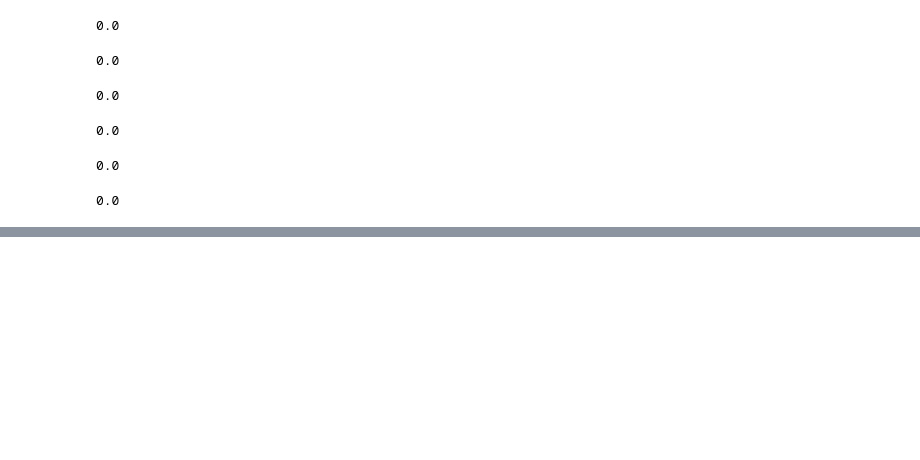
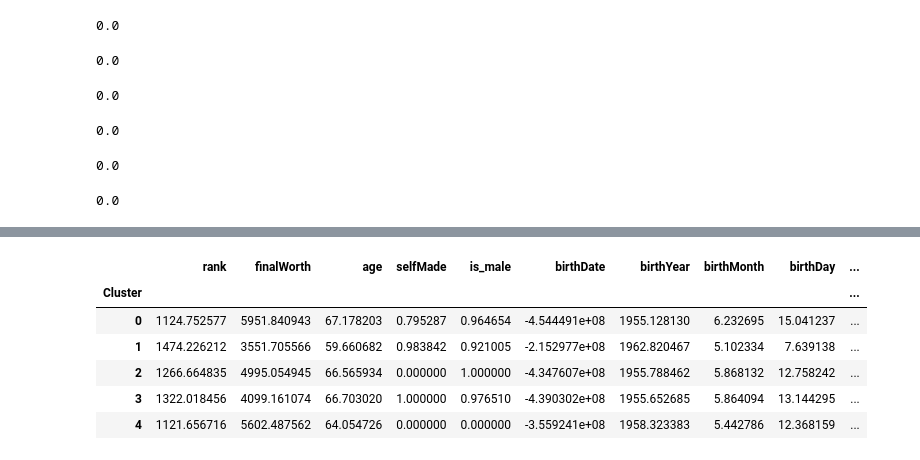
Before and after one commit to matv864/AI_work, a Jupyter notebook: practic/billionaires.ipynb, the cells around one changed output, grey strips where cells are left out. Saved outputs shown, nothing was run; the diff lists cells and outputs as text; code cells hidden in the pictures; blank space fills up the shorter version.

```diff
--- a/practic/billionaires.ipynb
+++ b/practic/billionaires.ipynb
@@ -325,0 +405,12 @@ industries_Telecom                                    1.000000
+# %%
+df['Cluster'] = clusters
+cluster_stats = df.groupby('Cluster').mean()
+cluster_stats
+# %% [output]
+|  | rank | finalWorth | age | selfMade | is_male | birthDate | birthYear | birthMonth | birthDay | ... |
+| Cluster |  |  |  |  |  |  |  |  |  | ... |
+| 0 | 1124.752577 | 5951.840943 | 67.178203 | 0.795287 | 0.964654 | -4.544491e+08 | 1955.128130 | 6.232695 | 15.041237 | ... |
+| 1 | 1474.226212 | 3551.705566 | 59.660682 | 0.983842 | 0.921005 | -2.152977e+08 | 1962.820467 | 5.102334 | 7.639138 | ... |
+| 2 | 1266.664835 | 4995.054945 | 66.565934 | 0.000000 | 1.000000 | -4.347607e+08 | 1955.788462 | 5.868132 | 12.758242 | ... |
+| 3 | 1322.018456 | 4099.161074 | 66.703020 | 1.000000 | 0.976510 | -4.390302e+08 | 1955.652685 | 5.864094 | 13.144295 | ... |
+| 4 | 1121.656716 | 5602.487562 | 64.054726 | 0.000000 | 0.000000 | -3.559241e+08 | 1958.323383 | 5.442786 | 12.368159 | ... |
```
Also changed, not shown: parts of 13 cells of this notebook.
